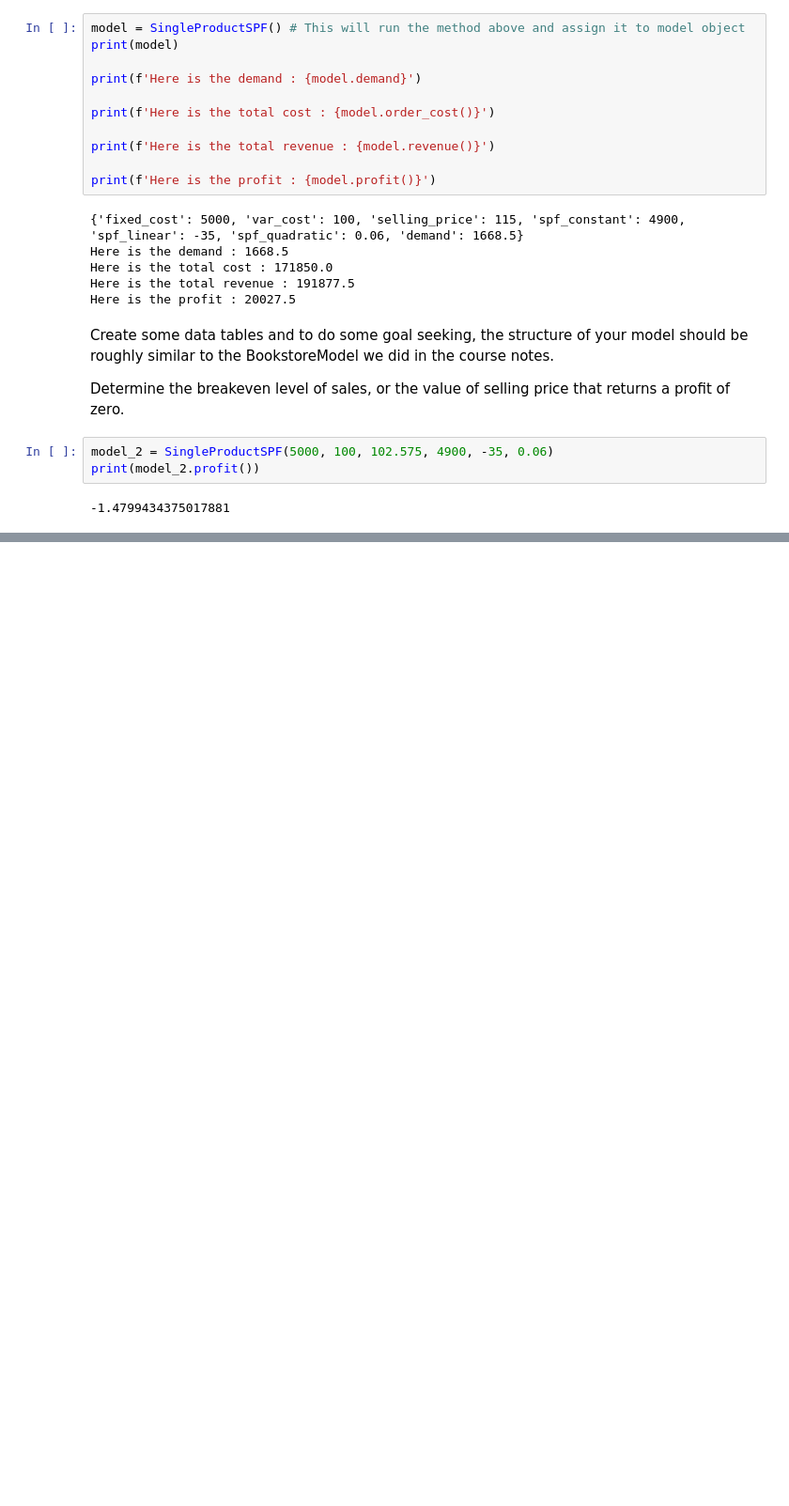
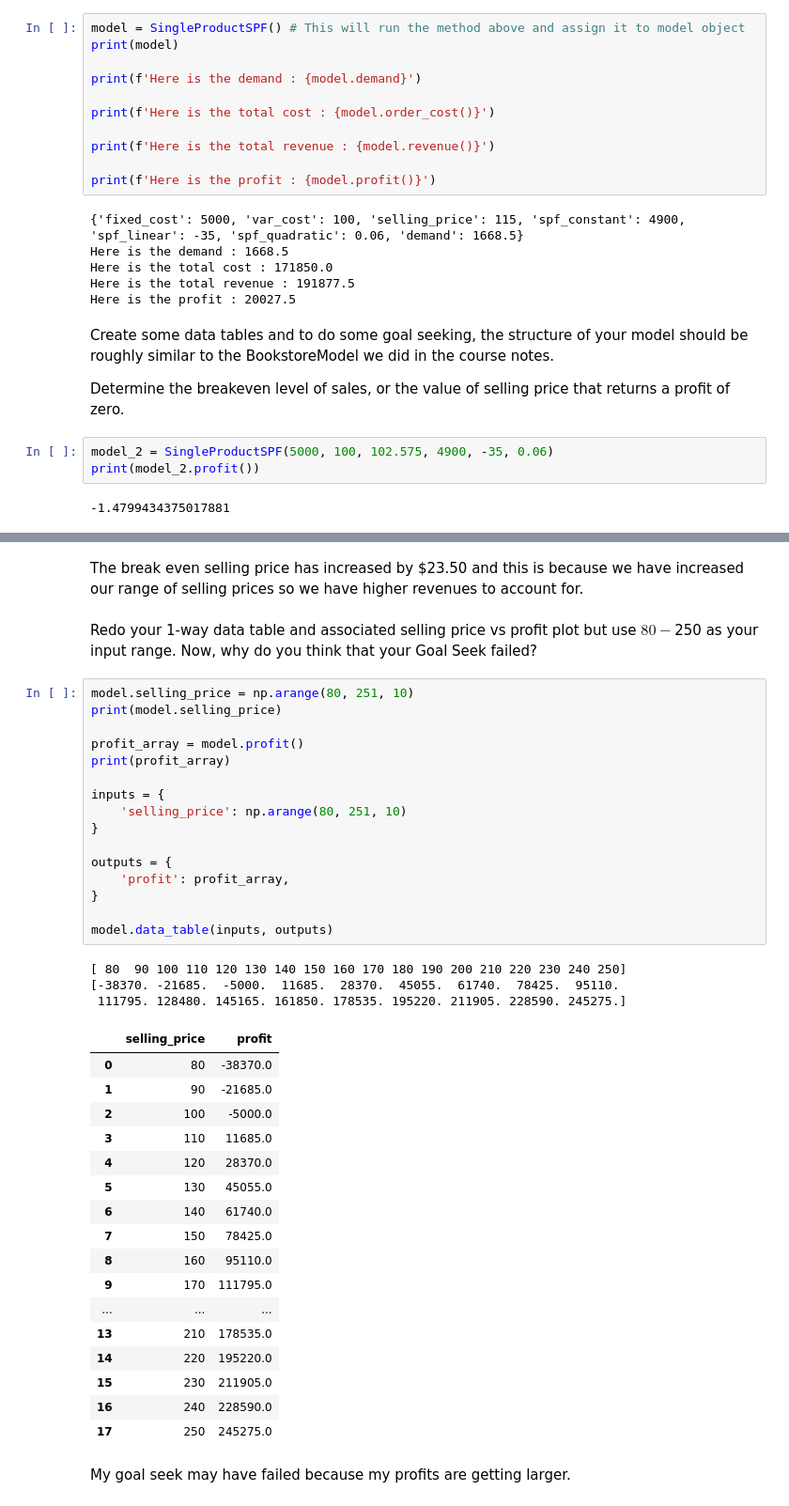
Before and after one commit to ajaygill2020/gill_hw2, a Jupyter notebook: gill_hw2_problem1.ipynb, the cells around one changed output, grey strips where cells are left out. Shown at 94% size. Drawn from its saved outputs; the diff is of its cells as text; blank space fills up the shorter version.

```diff
--- a/gill_hw2_problem1.ipynb
+++ b/gill_hw2_problem1.ipynb
@@ -89,0 +198,43 @@ model.data_table()
+# %% [markdown]
+The break even selling price has increased by $23.50 and this is because we have increased our range of selling prices so we have higher revenues to account for.
+# %% [markdown]
+Redo your 1-way data table and associated selling price vs profit plot but use $80-$250 as your input range. Now, why do you think that your Goal Seek failed?
+# %%
+model.selling_price = np.arange(80, 251, 10)
+print(model.selling_price)
+
+profit_array = model.profit()
+print(profit_array)
+
+inputs = {
+    'selling_price': np.arange(80, 251, 10)
+}
+
+outputs = {
+    'profit': profit_array,
+}
+
+model.data_table(inputs, outputs)
+# %% [output]
+[ 80  90 100 110 120 130 140 150 160 170 180 190 200 210 220 230 240 250]
+[-38370. -21685.  -5000.  11685.  28370.  45055.  61740.  78425.  95110.
+ 111795. 128480. 145165. 161850. 178535. 195220. 211905. 228590. 245275.]
+|  | selling_price | profit |
+| 0 | 80 | -38370.0 |
+| 1 | 90 | -21685.0 |
+| 2 | 100 | -5000.0 |
+| 3 | 110 | 11685.0 |
+| 4 | 120 | 28370.0 |
+| 5 | 130 | 45055.0 |
+| 6 | 140 | 61740.0 |
+| 7 | 150 | 78425.0 |
+| 8 | 160 | 95110.0 |
+| 9 | 170 | 111795.0 |
+| ... | ... | ... |
+| 13 | 210 | 178535.0 |
+| 14 | 220 | 195220.0 |
+| 15 | 230 | 211905.0 |
+| 16 | 240 | 228590.0 |
+| 17 | 250 | 245275.0 |
+# %% [markdown]
+My goal seek may have failed because my profits are getting larger.
```
Also changed, not shown: parts of 14 cells of this notebook.
